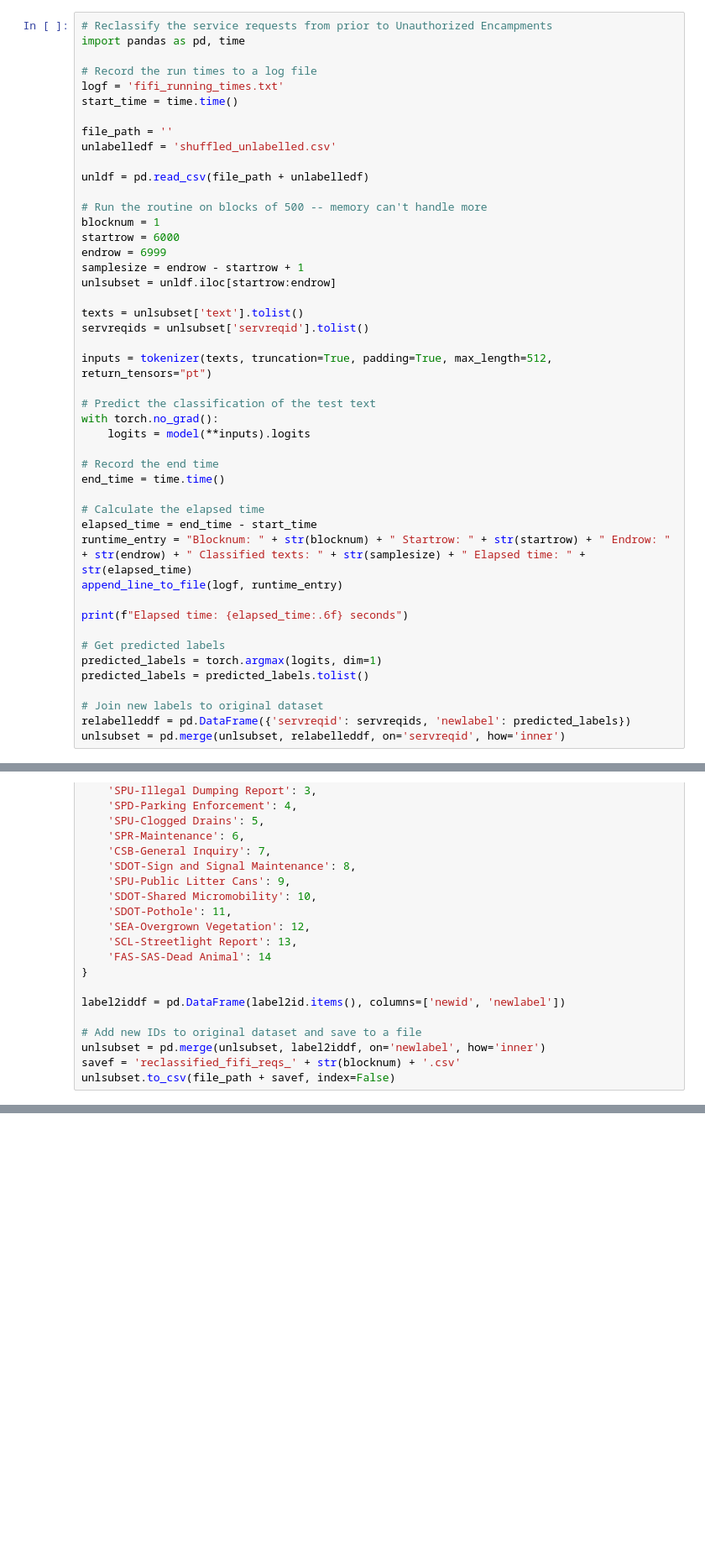
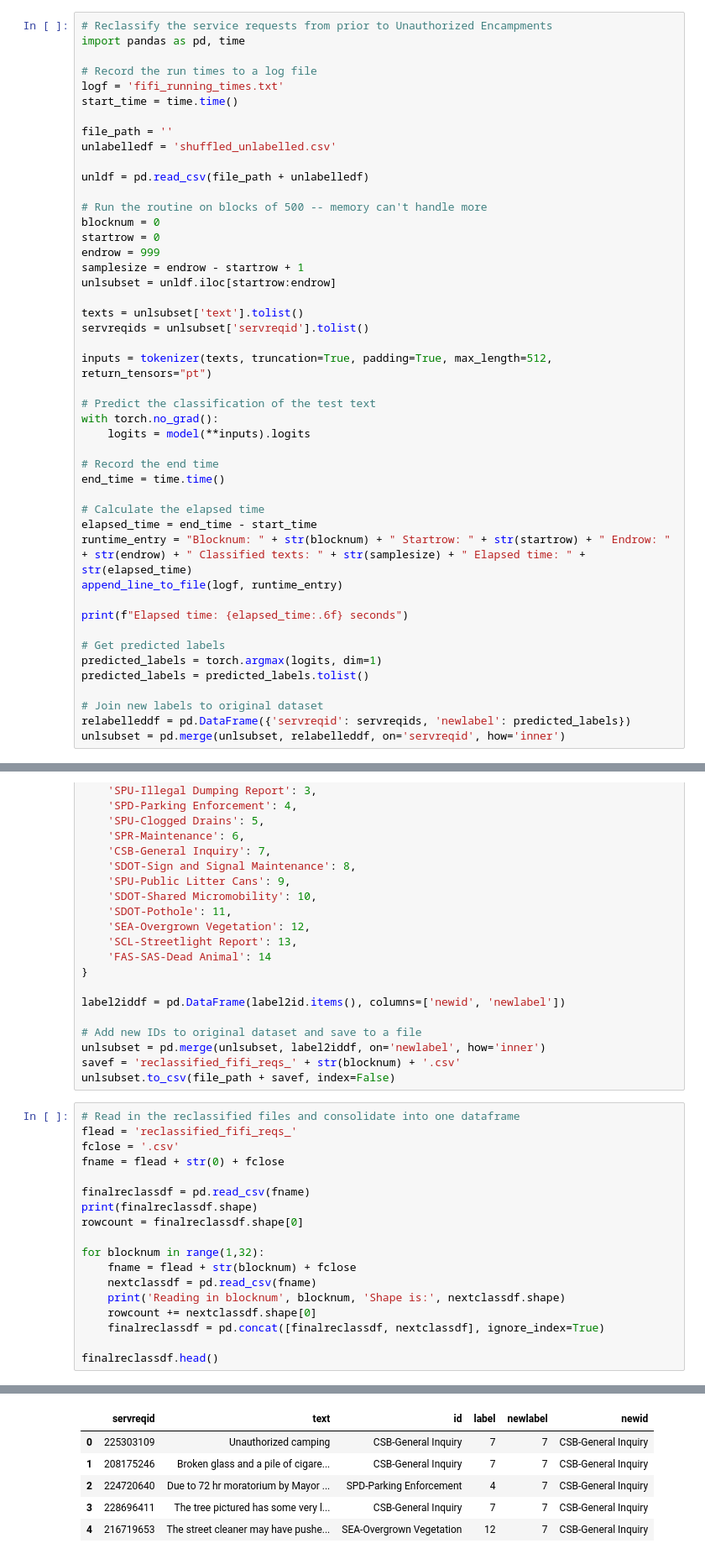
Before and after one commit to mjbeattie/seattle-service-requests, a Jupyter notebook: findit_fixit_classification.ipynb, the cells around one changed output, grey strips where cells are left out. Shown at 84% size. Saved outputs shown, nothing was run; the diff lists cells and outputs as text; blank space fills up the shorter version.

```diff
--- a/findit_fixit_classification.ipynb
+++ b/findit_fixit_classification.ipynb
@@ -435,9 +435,9 @@ unlabelledf = 'shuffled_unlabelled.csv'
 unldf = pd.read_csv(file_path + unlabelledf)
 
 # Run the routine on blocks of 500 -- memory can't handle more
-blocknum = 1
-startrow = 6000
-endrow = 6999
+blocknum = 0
+startrow = 0
+endrow = 999
 samplesize = endrow - startrow + 1
 unlsubset = unldf.iloc[startrow:endrow]
 
@@ -495,3 +495,22 @@ label2iddf = pd.DataFrame(label2id.items(), columns=['newid', 'newlabel'])
 unlsubset = pd.merge(unlsubset, label2iddf, on='newlabel', how='inner')
 savef = 'reclassified_fifi_reqs_' + str(blocknum) + '.csv'
 unlsubset.to_csv(file_path + savef, index=False)
+# %%
+# Read in the reclassified files and consolidate into one dataframe
+flead = 'reclassified_fifi_reqs_'
+fclose = '.csv'
+fname = flead + str(0) + fclose
+
+finalreclassdf = pd.read_csv(fname)
+print(finalreclassdf.shape)
+rowcount = finalreclassdf.shape[0]
+
+for blocknum in range(1,32):
+    fname = flead + str(blocknum) + fclose
+    nextclassdf = pd.read_csv(fname)
+    print('Reading in blocknum', blocknum, 'Shape is:', nextclassdf.shape)
+    rowcount += nextclassdf.shape[0]
+    finalreclassdf = pd.concat([finalreclassdf, nextclassdf], ignore_index=True)
+
+finalreclassdf.head()
+# %% [output]
@@ -497,0 +534,6 @@ unlsubset.to_csv(file_path + savef, index=False)
+|  | servreqid | text | id | label | newlabel | newid |
+| 0 | 225303109 | Unauthorized camping | CSB-General Inquiry | 7 | 7 | CSB-General Inquiry |
+| 1 | 208175246 | Broken glass and a pile of cigare... | CSB-General Inquiry | 7 | 7 | CSB-General Inquiry |
+| 2 | 224720640 | Due to 72 hr moratorium by Mayor ... | SPD-Parking Enforcement | 4 | 7 | CSB-General Inquiry |
+| 3 | 228696411 | The tree pictured has some very l... | CSB-General Inquiry | 7 | 7 | CSB-General Inquiry |
+| 4 | 216719653 | The street cleaner may have pushe... | SEA-Overgrown Vegetation | 12 | 7 | CSB-General Inquiry |
```
Also changed, not shown: parts of 5 cells of this notebook, 4 other files.
